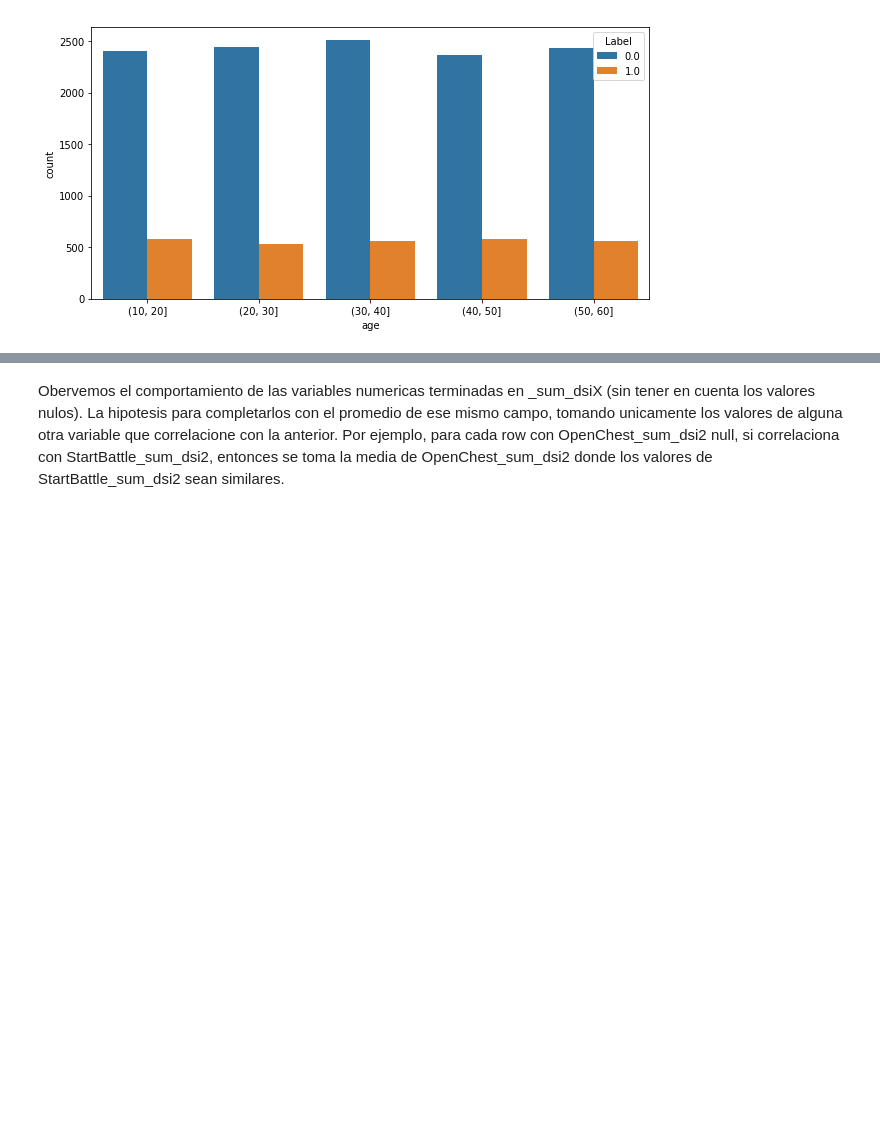
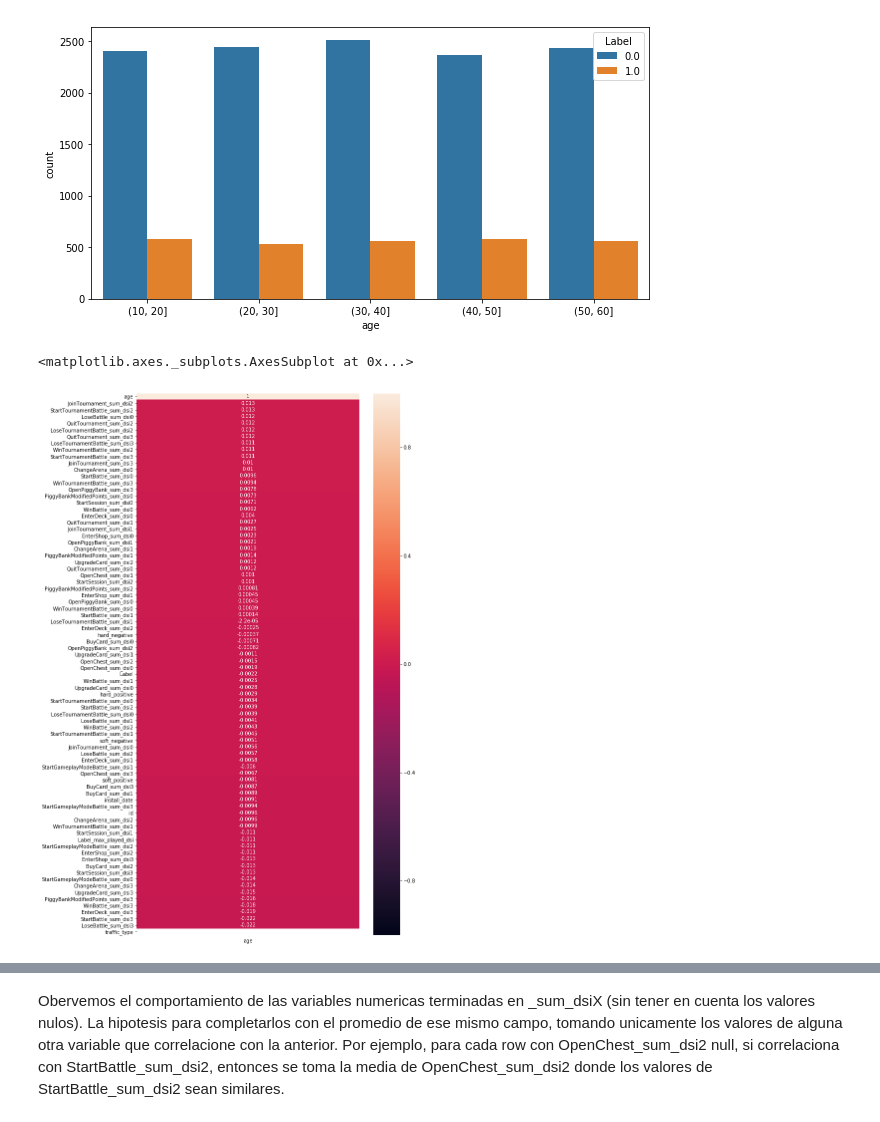
Before and after one commit to francomatiasferrari/md_MIM, a Jupyter notebook: analysis/EDA_FF.ipynb, the cells around one changed output, grey strips where cells are left out. Drawn from its saved outputs; the diff is of its cells as text; code cells hidden in the pictures; blank space fills up the shorter version.

```diff
--- a/analysis/EDA_FF.ipynb
+++ b/analysis/EDA_FF.ipynb
@@ -223,4 +223,21 @@ sns.countplot(x="age", hue="Label", data=s)
 # %% [output]
 <matplotlib.axes._subplots.AxesSubplot at 0x...>
 [figure]
+# %%
+# age
+
+# calculate the correlation matrix of numerical missing values
+corr = df[lista_columnas_num]
+sub_corr = corr.corr()
+sub_corr = sub_corr.sort_values(by=['age'],ascending=False)
+
+# plot the heatmap
+plt.subplots(figsize=(10,20))
+sns.heatmap(sub_corr[['age']],
+        xticklabels=['age'],
+        vmin=-1, vmax=1,
+        annot=True)
+# %% [output]
+<matplotlib.axes._subplots.AxesSubplot at 0x...>
+[figure, added]
 # %% [markdown]
```
Also changed, not shown: parts of 4 cells of this notebook.
